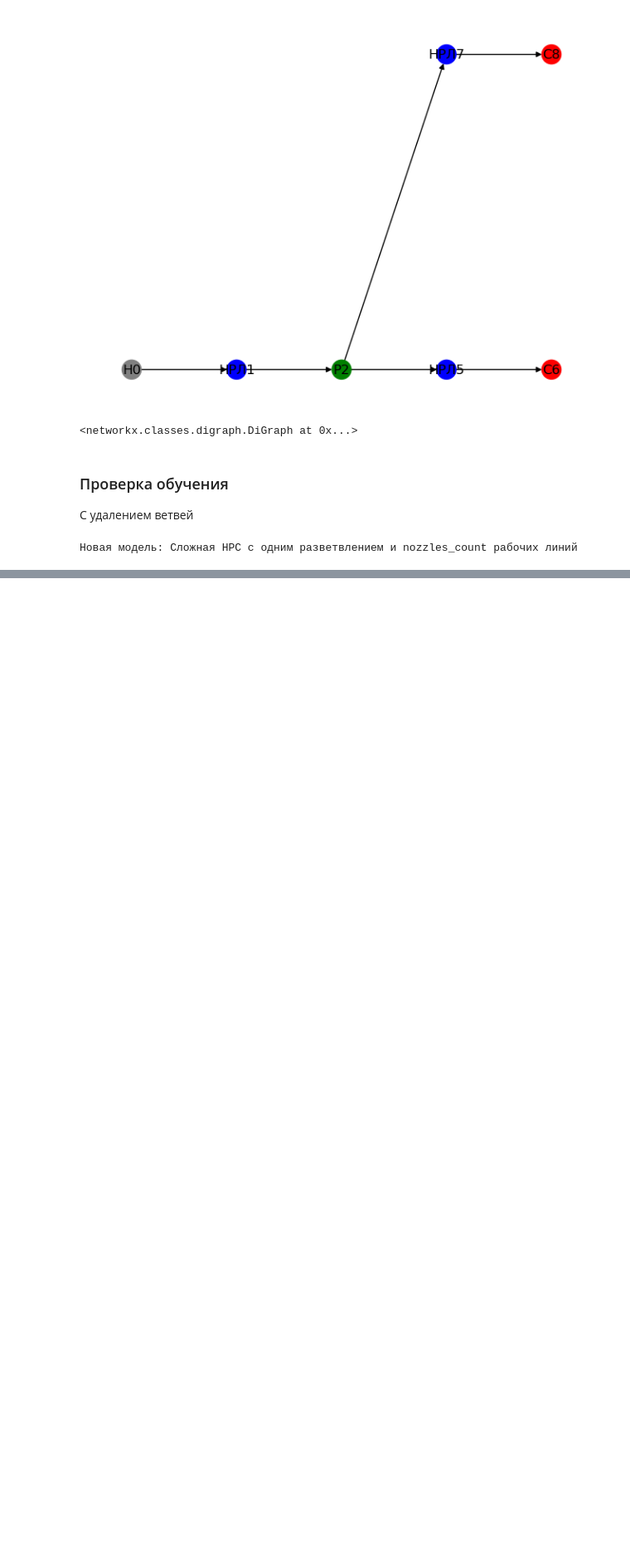
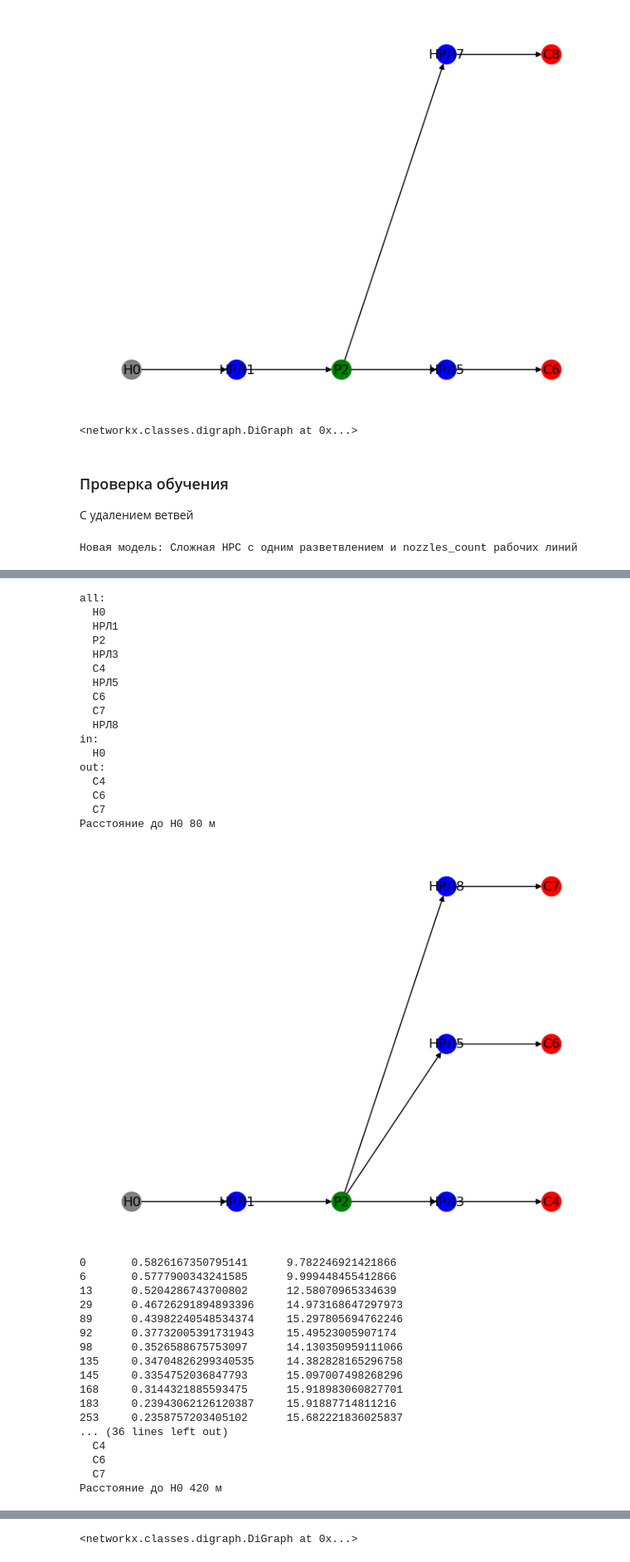
Before and after one commit to Obsidian-pb/NRS_modeller, a Jupyter notebook: workFolder/ga3.ipynb, the cells around one changed output, grey strips where cells are left out. Shown: that part at 83% size. Saved outputs shown, nothing was run; the diff lists cells and outputs as text; code cells hidden in the pictures; blank space fills up the shorter version.

```diff
--- a/workFolder/ga3.ipynb
+++ b/workFolder/ga3.ipynb
@@ -907,0 +1152,72 @@ Q       15.0289238350133
+# %%
+def fit(model, aims, epochs=1000):
+    curQ = Appraiser.evaluate(Appraiser.metrics(model), aims)
+    for i in range(epochs):
+        print(f'{i}\t', end='\r')
+        model_back = copy.deepcopy(model)
+        try:
+            model.mutate(mutation_count=2)
+            for elmnt in model.elmnts:
+                model.fire_dead_elements_try(elmnt)
+            model.drop_q()
+            kwargs = model.calc(accuracy=0.5)
+            newQ = Appraiser.evaluate(Appraiser.metrics(model), aims)
+            if newQ>curQ:
+                model = model_back
+            if newQ<curQ:
+                curQ=newQ
+                print(i, newQ, model.summaryQ(), sep='\t')
+        except:
+            # print(i, 'Модель не жизнеспособна')
+            model = model_back
+
+    print('Итог:', curQ, model.summaryQ(), sep='\t')
+    return model
+
+
+work_model = copy.deepcopy(model2)
+
+NRS_Revision.print_model_elements(work_model)
+print_NRS_graph(work_model)
+
+aims = {'Q':15, '38дв':0, '51нп':0, '89':0,'110': 0, '150': 10, '200': 0, '225': 0, '250': 0, '300': 0, 'min_L': 400, 'max_L': 400}
+work_model = fit(work_model, aims)
+
+NRS_Revision.print_model_elements(work_model)
+print_NRS_graph(work_model)
+# %% [output]
+all:
+  Н0
+  НРЛ1
+  Р2
+  НРЛ3
+  С4
+  НРЛ5
+  С6
+  С7
+  НРЛ8
+in:
+  Н0
+out:
+  С4
+  С6
+  С7
+Расстояние до Н0 80 м
+[figure, added]
+0       0.5826167350795141      9.782246921421866
+6       0.5777900343241585      9.999448455412866
+13      0.5204286743700802      12.58070965334639
+29      0.46726291894893396     14.973168647297973
+89      0.43982240548534374     15.297805694762246
+92      0.37732005391731943     15.49523005907174
+98      0.3526588675753097      14.130350959111066
+135     0.34704826299340535     14.382828165296758
+145     0.3354752036847793      15.097007498268296
+168     0.3144321885593475      15.918983060827701
+183     0.23943062126120387     15.91887714811216
+253     0.2358757203405102      15.682221836025837
+... (36 lines left out)
+  С4
+  С6
+  С7
+Расстояние до Н0 420 м
@@ -907,0 +1225 @@ Q       15.0289238350133
+<networkx.classes.digraph.DiGraph at 0x...>
```
Also changed, not shown: parts of 16 cells of this notebook, 2 other files.
